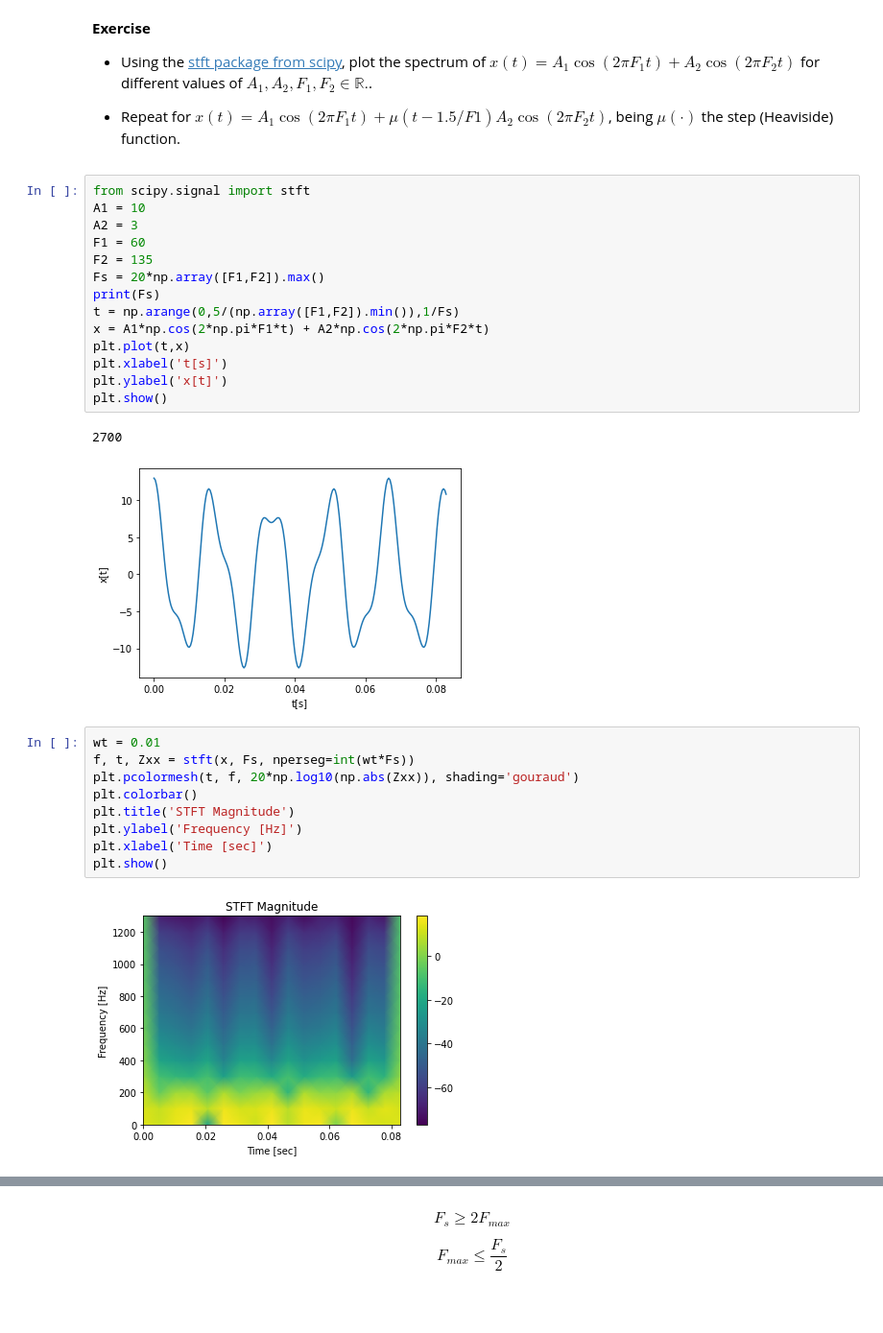
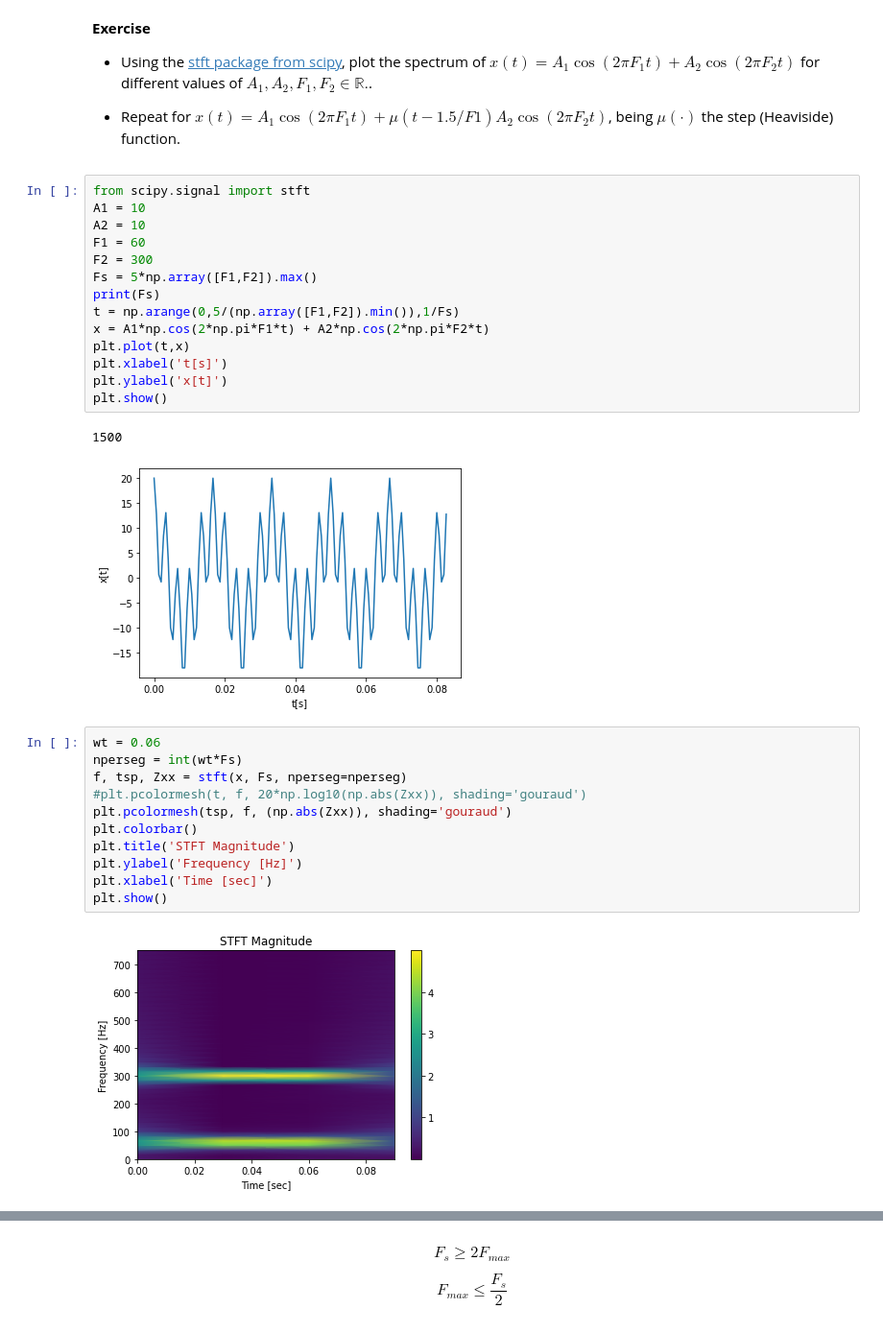
Before and after one commit to amalvarezme/ProcesoDigitalSen, a Jupyter notebook: PDS_Notebooks/2_spectral_analysis_deterministic_signals/4_stft.ipynb, the cells around one changed output, grey strips where cells are left out. Shown at 96% size. Drawn from its saved outputs; the diff is of its cells as text.

```diff
--- a/PDS_Notebooks/2_spectral_analysis_deterministic_signals/4_stft.ipynb
+++ b/PDS_Notebooks/2_spectral_analysis_deterministic_signals/4_stft.ipynb
@@ -178,10 +178,10 @@ Solution: In case of a vowel a speech signal is periodic due to the underlying s
 # %%
 from scipy.signal import stft
 A1 = 10
-A2 = 3
+A2 = 10
 F1 = 60
-F2 = 135
-Fs = 20*np.array([F1,F2]).max()
+F2 = 300
+Fs = 5*np.array([F1,F2]).max()
 print(Fs)
 t = np.arange(0,5/(np.array([F1,F2]).min()),1/Fs)
 x = A1*np.cos(2*np.pi*F1*t) + A2*np.cos(2*np.pi*F2*t)
@@ -190,16 +190,18 @@ plt.xlabel('t[s]')
 plt.ylabel('x[t]')
 plt.show()
 # %% [output]
-2700
+1500
-[figure, old version]
+[figure, new version]
 # %%
-wt = 0.01
-f, t, Zxx = stft(x, Fs, nperseg=int(wt*Fs))
-plt.pcolormesh(t, f, 20*np.log10(np.abs(Zxx)), shading='gouraud')
+wt = 0.06
+nperseg = int(wt*Fs)
+f, tsp, Zxx = stft(x, Fs, nperseg=nperseg)
+#plt.pcolormesh(t, f, 20*np.log10(np.abs(Zxx)), shading='gouraud')
+plt.pcolormesh(tsp, f, (np.abs(Zxx)), shading='gouraud')
 plt.colorbar()
 plt.title('STFT Magnitude')
 plt.ylabel('Frequency [Hz]')
 plt.xlabel('Time [sec]')
 plt.show()
 # %% [output]
-[figure, old version]
+[figure, new version]
```
Also changed, not shown: parts of 2 cells of this notebook.
